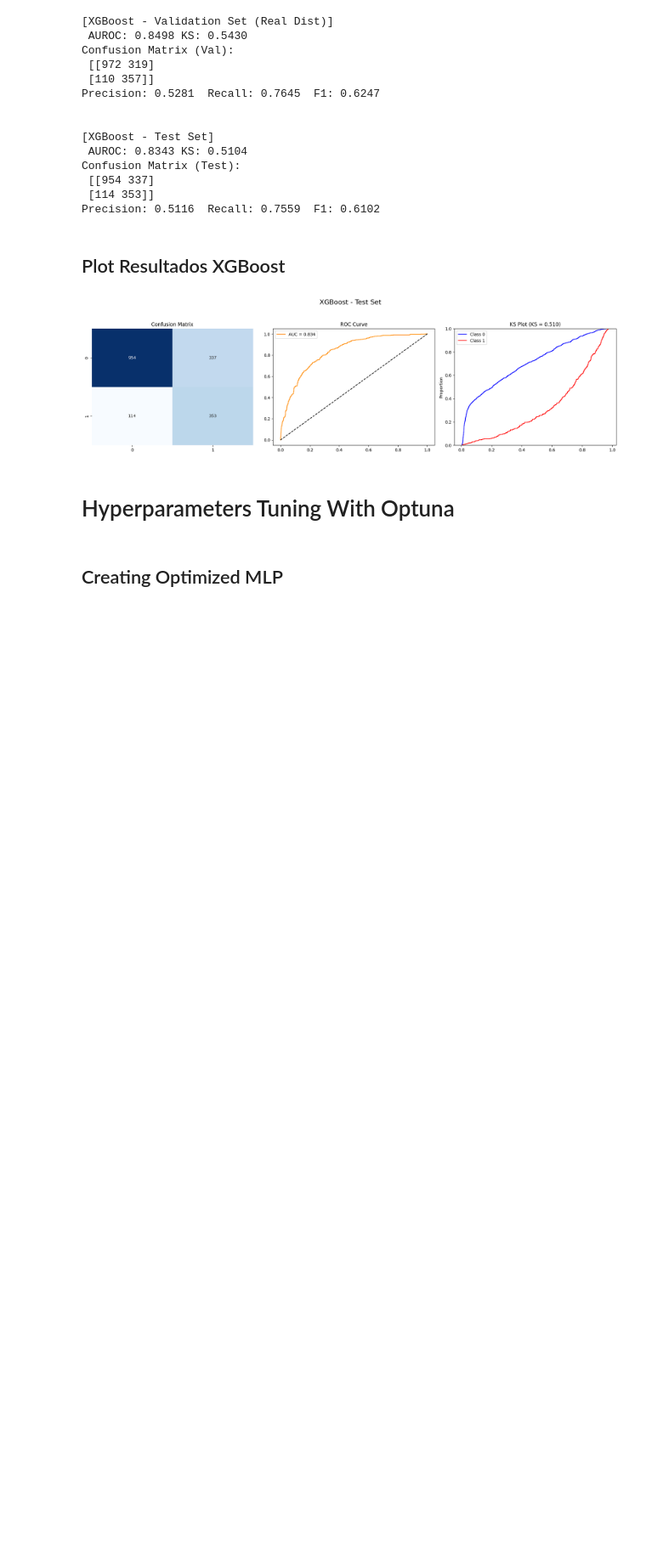
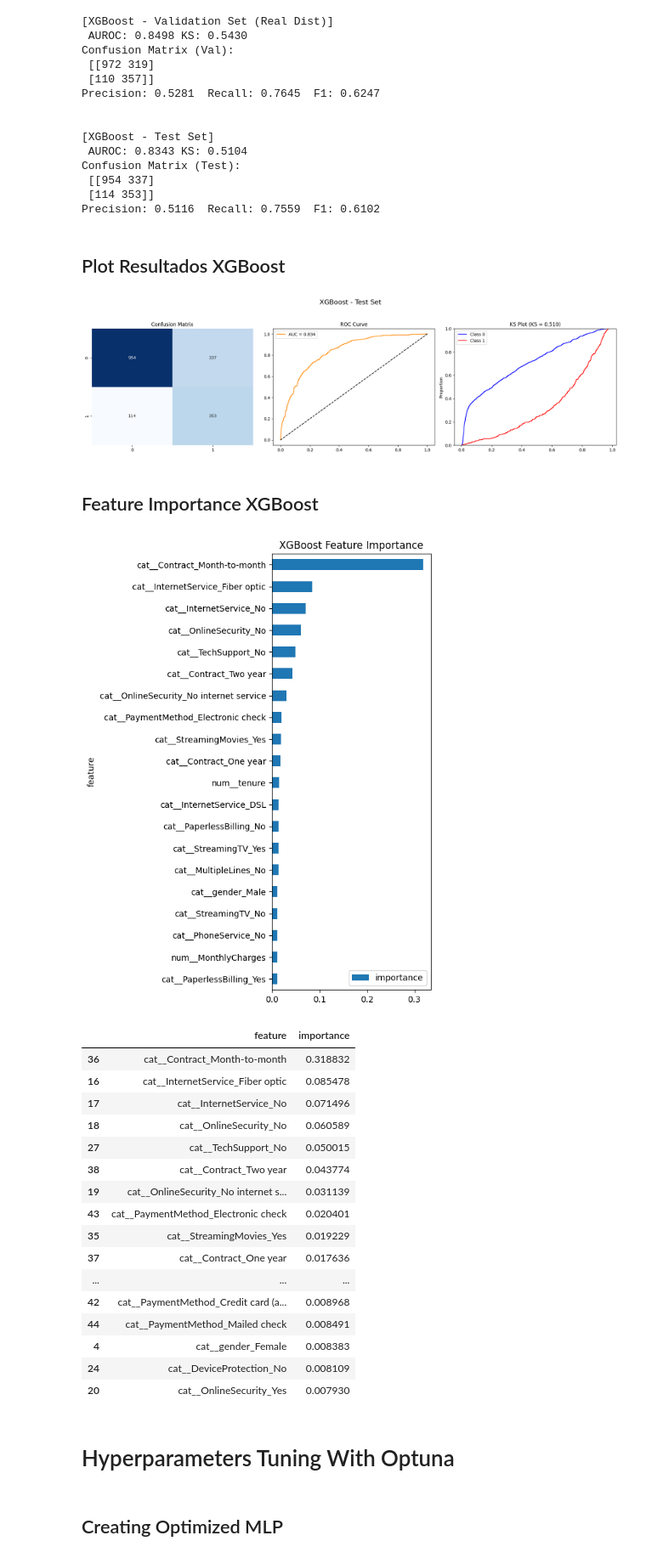
Before and after one commit to pedrocgr/churn-predict, a Jupyter notebook: churn_predictors.ipynb, the cells around one changed output. Shown at 85% size. Cells and saved outputs as stored; diff of their text form; code cells hidden in the pictures; blank space fills up the shorter version.

Commit message:
add feature importance to xgboost

```diff
--- a/churn_predictors.ipynb
+++ b/churn_predictors.ipynb
@@ -347,6 +347,48 @@ from scikit_plotting import plot_model_performance # Helper script for plotting
 plot_model_performance(xgb_pipeline, X_test, y_test, title="XGBoost - Test Set")
 # %% [output]
 [figure]
+# %% [markdown]
+## Feature Importance XGBoost
+# %%
+import pandas as pd
+import matplotlib.pyplot as plt
+
+# Nomes das colunas após o ColumnTransformer
+feature_names = xgb_pipeline.named_steps["prep"].get_feature_names_out()
+
+# Importâncias
+importances = xgb_pipeline.named_steps["clf"].feature_importances_
+fi = pd.DataFrame({"feature": feature_names, "importance": importances})
+fi = fi.sort_values("importance", ascending=False)
+
+# Top 20
+topn = 20
+fi.head(topn).plot.barh(x="feature", y="importance", figsize=(6,8))
+plt.gca().invert_yaxis()
+plt.title("XGBoost Feature Importance")
+plt.tight_layout()
+plt.show()
+
+fi.head(30)  # tabela rápida
+# %% [output]
+[figure, added]
+|  | feature | importance |
+| 36 | cat__Contract_Month-to-month | 0.318832 |
+| 16 | cat__InternetService_Fiber optic | 0.085478 |
+| 17 | cat__InternetService_No | 0.071496 |
+| 18 | cat__OnlineSecurity_No | 0.060589 |
+| 27 | cat__TechSupport_No | 0.050015 |
+| 38 | cat__Contract_Two year | 0.043774 |
+| 19 | cat__OnlineSecurity_No internet s... | 0.031139 |
+| 43 | cat__PaymentMethod_Electronic check | 0.020401 |
+| 35 | cat__StreamingMovies_Yes | 0.019229 |
+| 37 | cat__Contract_One year | 0.017636 |
+| ... | ... | ... |
+| 42 | cat__PaymentMethod_Credit card (a... | 0.008968 |
+| 44 | cat__PaymentMethod_Mailed check | 0.008491 |
+| 4 | cat__gender_Female | 0.008383 |
+| 24 | cat__DeviceProtection_No | 0.008109 |
+| 20 | cat__OnlineSecurity_Yes | 0.007930 |
 # %% [markdown]
 # Hyperparameters Tuning With Optuna
 # %%
```
